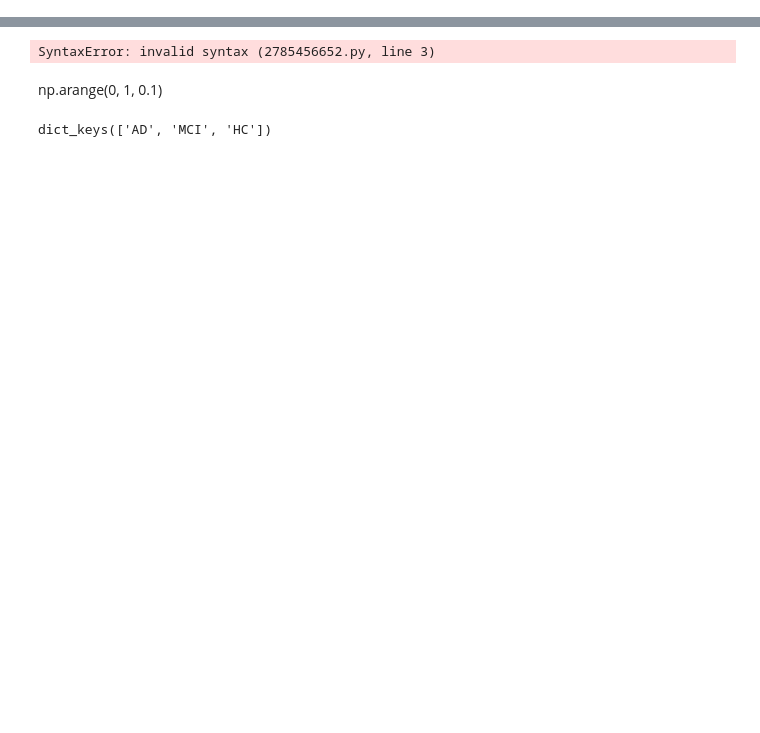
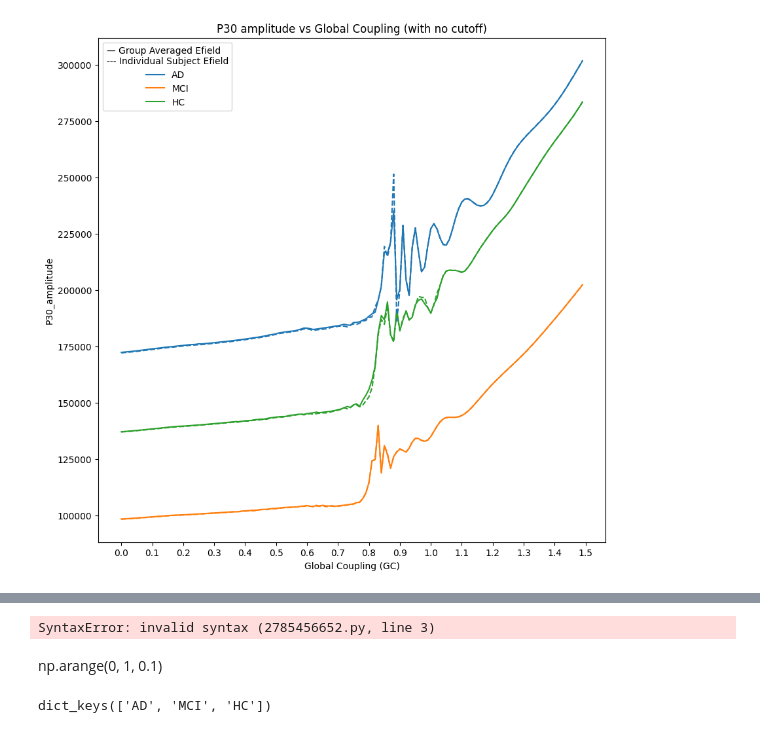
Before and after one commit to anujanegi/TMS-simulation, a Jupyter notebook: param explore viz.ipynb, the cells around one changed output, grey strips where cells are left out. Drawn from its saved outputs; the diff is of its cells as text; code cells hidden in the pictures; blank space fills up the shorter version.

```diff
--- a/param explore viz.ipynb
+++ b/param explore viz.ipynb
@@ -9,0 +124,18 @@ efield_type_in_sim = "individual"
+# %%
+# plot comparison of using individual subject efield vs group average efield for no cutoff case
+plt.figure(figsize=(10, 10))
+sns.lineplot(x='Global Coupling (GC)', y='P30_amplitude', hue='Diagnosis',
+             data=df_group_ana_without_cutoff, linestyle='-', markersize=5, dashes=False)
+
+sns.lineplot(x='Global Coupling (GC)', y='P30_amplitude', hue='Diagnosis',
+             data=df_ind_efield_without_cutoff, linestyle='--', markersize=5, dashes=False, legend=False)
+#chnage legend title
+plt.legend(title='— Group Averaged Efield\n--- Individual Subject Efield')
+
+
+# set x axis ticks
+plt.xticks(np.arange(0, 1.51, 0.1))
+plt.title("P30 amplitude vs Global Coupling (with no cutoff)")
+plt.show()
+# %% [output]
+[figure, added]
```
Also changed, not shown: parts of 9 cells of this notebook.
